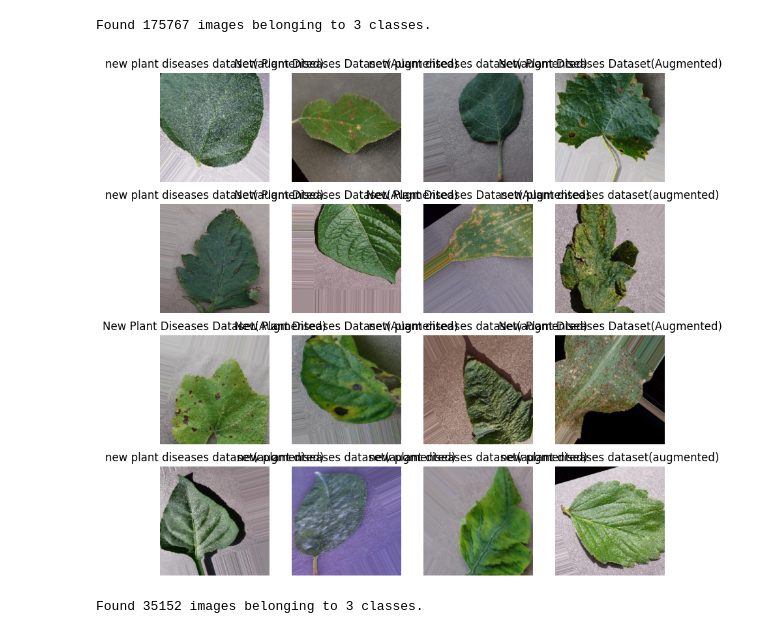
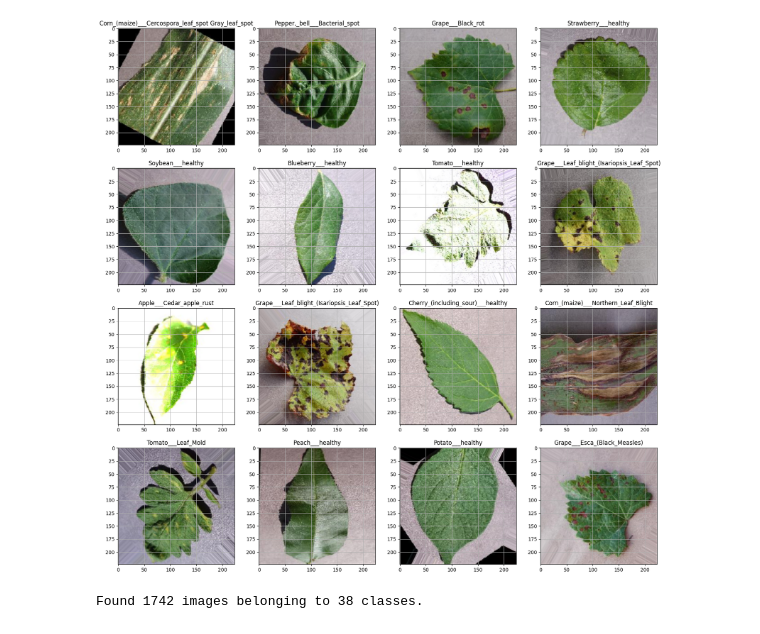
Before and after one commit to mouli4401/PlantDiseaseDetection, a Jupyter notebook: PlantDiseaseDetection.ipynb, the cells around one changed output. Cells and saved outputs as stored; diff of their text form; code cells hidden in the pictures.

```diff
--- a/PlantDiseaseDetection.ipynb
+++ b/PlantDiseaseDetection.ipynb
@@ -28,2 +22,2 @@ print(path)
 # %%
-train="/root/.cache/kagglehub/datasets/vipoooool/new-plant-diseases-dataset/versions/2/"
+train = '/root/.cache/kagglehub/datasets/vipoooool/new-plant-diseases-dataset/versions/2/New Plant Diseases Dataset(Augmented)/New Plant Diseases Dataset(Augmented)/train'
@@ -30,40 +68,14 @@ train="/root/.cache/kagglehub/datasets/vipoooool/new-plant-diseases-dataset/vers
 # %%
-import numpy as np
-import matplotlib.pyplot as plt
-from tensorflow.keras.preprocessing.image import ImageDataGenerator
-
-train_datagen = ImageDataGenerator(
-    rescale=1./255,
-    rotation_range=40,
-    width_shift_range=0.2,
-    height_shift_range=0.2,
-    shear_range=0.2,
-    zoom_range=0.2,
-    horizontal_flip=True,
-    fill_mode='nearest'
-)
-
-train_generator = train_datagen.flow_from_directory(
-    '/root/.cache/kagglehub/datasets/vipoooool/new-plant-diseases-dataset/versions/2',
-    target_size=(224, 224),
-    batch_size=32,
-    class_mode='categorical'
-)
-
 classes = list(train_generator.class_indices.keys())
-
-plt.figure(figsize=(10,10))
-
-X_batch, y_batch = next(train_generator)
-
-for i in range(min(16, len(X_batch))):
+plt.figure(figsize=(20,20))
+for X_batch, y_batch in train_generator:
+  for i in range(0, 16):
     plt.subplot(4, 4, i+1)
     plt.imshow(X_batch[i])
-    plt.title(classes[np.argmax(y_batch[i])])
-    plt.axis('off')
-
-plt.show()
+    plt.title(classes[np.where(y_batch[i]==1)[0][0]])
+    plt.grid(None)
+  plt.show()
+  break
 # %% [output]
-Found 175767 images belonging to 3 classes.
-[figure, old version]
+[figure, new version]
 # %%
@@ -71,15 +83,14 @@ valid="/root/.cache/kagglehub/datasets/vipoooool/new-plant-diseases-dataset/vers
 # %%
-
-
 valid_generator = tf.keras.preprocessing.image.ImageDataGenerator(
-    rescale=1./255,
-    validation_split=0.2
-).flow_from_directory(
-    valid,
-    target_size=(224, 224),
-    batch_size=32,
-    class_mode='categorical',
-    subset='validation'
-)
+    rescale=1/255.0,
+    preprocessing_function = None,
+    validation_split=0.1
+).flow_from_directory(valid,
+                      batch_size=164,
+                      target_size=(size, size),
+                      class_mode='categorical',
+                      color_mode='rgb',
+                      subset='validation',
+                      shuffle=False)
 # %% [output]
-Found 35152 images belonging to 3 classes.
+Found 1742 images belonging to 38 classes.
```
Also changed, not shown: parts of 10 cells of this notebook.
